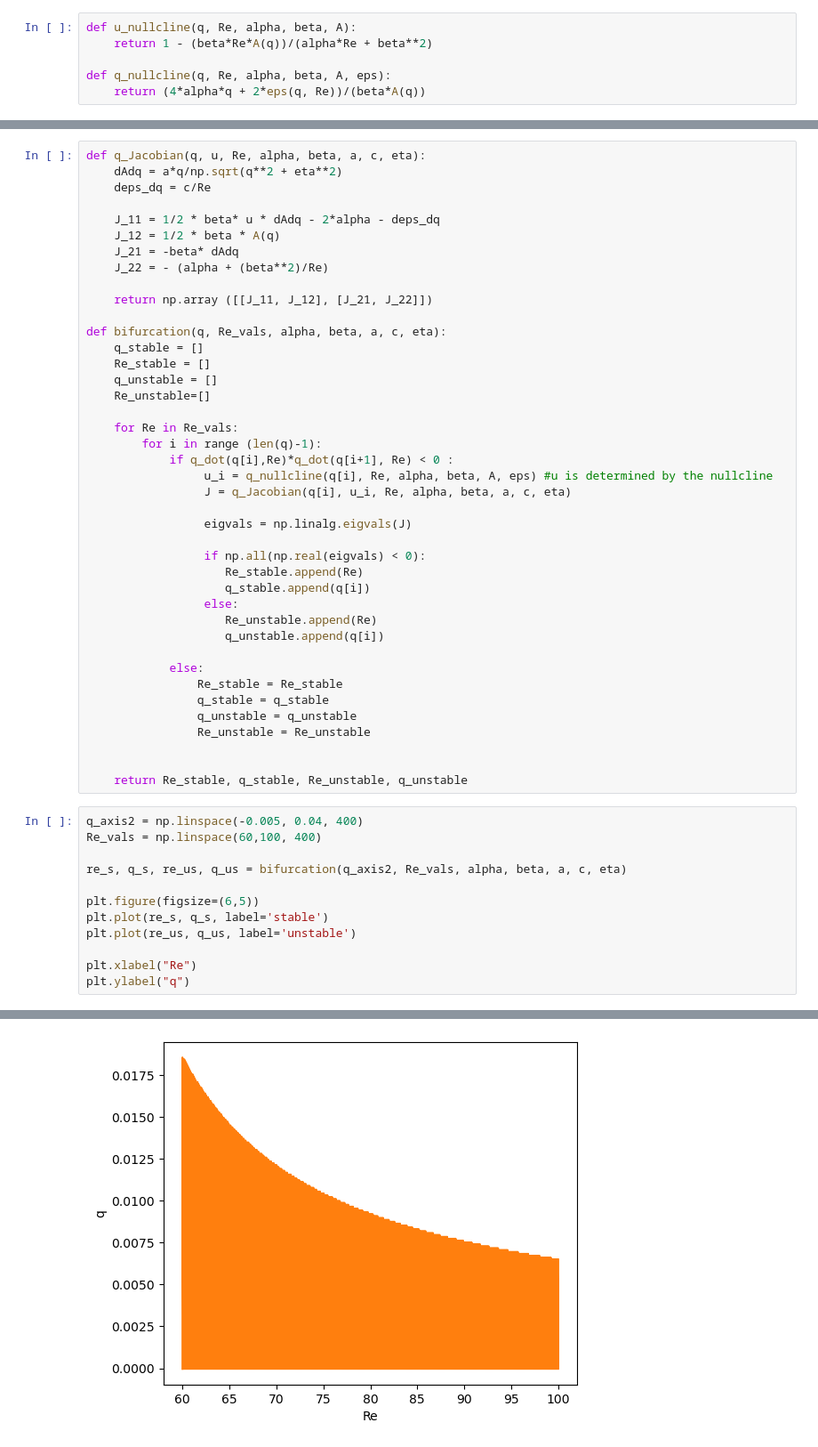
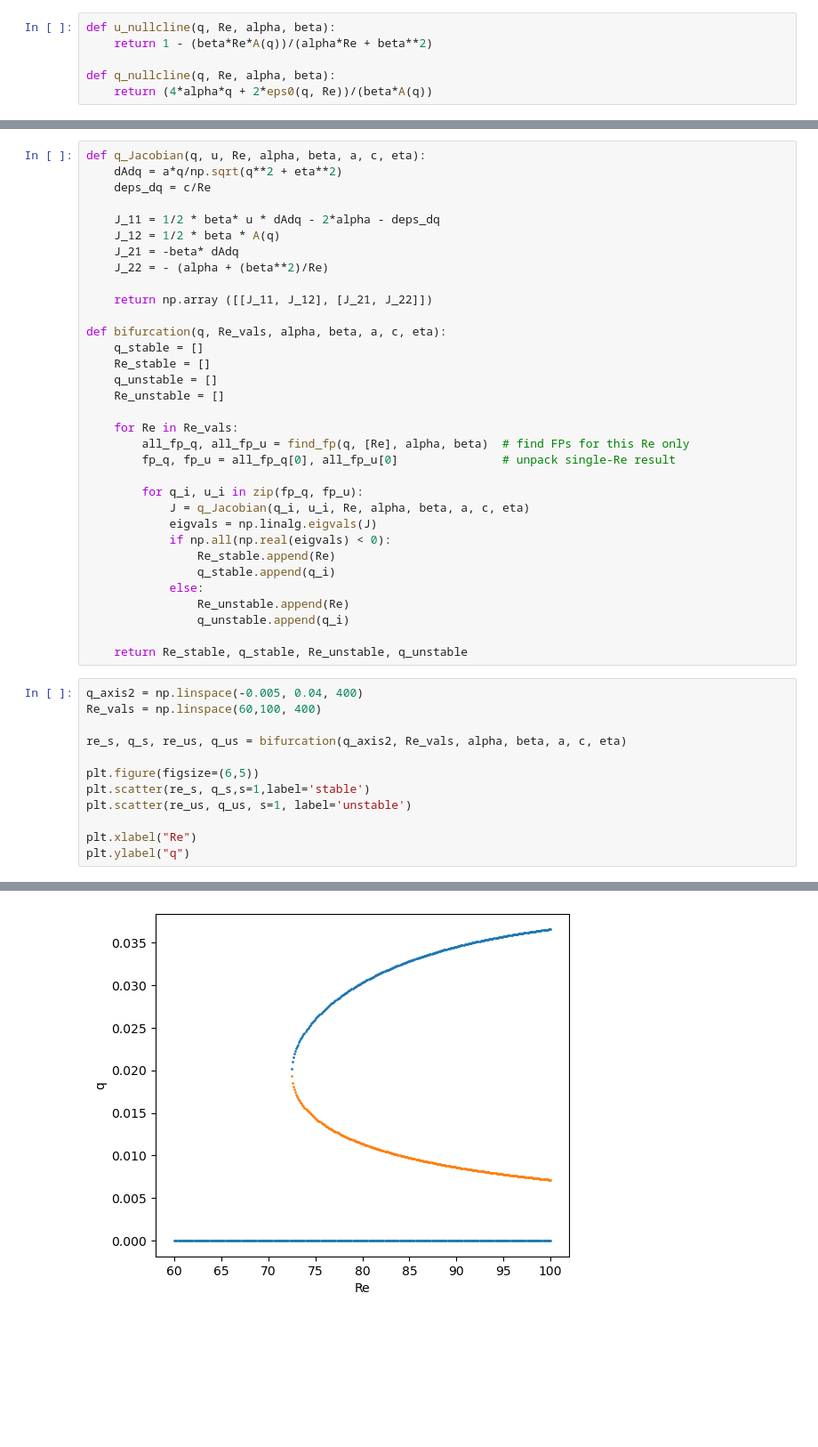
Before and after one commit to adamrattigan1-glitch/Rscam-Project, a Jupyter notebook: Flossie_fig6.ipynb, the cells around one changed output, grey strips where cells are left out. Shown at 89% size. Cells and saved outputs as stored; diff of their text form; blank space fills up the shorter version.

Commit message:
Figure 6 as functions, different drags.

```diff
--- a/Flossie_fig6.ipynb
+++ b/Flossie_fig6.ipynb
@@ -36,7 +36,7 @@ def q_dot (q, Re):
 # %%
-def u_nullcline(q, Re, alpha, beta, A):
+def u_nullcline(q, Re, alpha, beta):
     return 1 - (beta*Re*A(q))/(alpha*Re + beta**2)
 
-def q_nullcline(q, Re, alpha, beta, A, eps):
-    return (4*alpha*q + 2*eps(q, Re))/(beta*A(q))
+def q_nullcline(q, Re, alpha, beta):
+    return (4*alpha*q + 2*eps0(q, Re))/(beta*A(q))
 # %%
@@ -87,43 +112,35 @@ def bifurcation(q, Re_vals, alpha, beta, a, c, eta):
     q_stable = []
     Re_stable = []
     q_unstable = []
-    Re_unstable=[]
+    Re_unstable = []
 
     for Re in Re_vals:
-        for i in range (len(q)-1):
-            if q_dot(q[i],Re)*q_dot(q[i+1], Re) < 0 :
-                 u_i = q_nullcline(q[i], Re, alpha, beta, A, eps) #u is determined by the nullcline
-                 J = q_Jacobian(q[i], u_i, Re, alpha, beta, a, c, eta)
+        all_fp_q, all_fp_u = find_fp(q, [Re], alpha, beta)  # find FPs for this Re only
+        fp_q, fp_u = all_fp_q[0], all_fp_u[0]               # unpack single-Re result
 
-                 eigvals = np.linalg.eigvals(J)
-
-                 if np.all(np.real(eigvals) < 0):
-                    Re_stable.append(Re)
-                    q_stable.append(q[i])
-                 else:
-                    Re_unstable.append(Re)
-                    q_unstable.append(q[i])
-
+        for q_i, u_i in zip(fp_q, fp_u):
+            J = q_Jacobian(q_i, u_i, Re, alpha, beta, a, c, eta)
+            eigvals = np.linalg.eigvals(J)
+            if np.all(np.real(eigvals) < 0):
+                Re_stable.append(Re)
+                q_stable.append(q_i)
             else:
-                Re_stable = Re_stable
-                q_stable = q_stable
-                q_unstable = q_unstable
-                Re_unstable = Re_unstable
-
+                Re_unstable.append(Re)
+                q_unstable.append(q_i)
 
     return Re_stable, q_stable, Re_unstable, q_unstable
 # %%
 q_axis2 = np.linspace(-0.005, 0.04, 400)
 Re_vals = np.linspace(60,100, 400)
 
 re_s, q_s, re_us, q_us = bifurcation(q_axis2, Re_vals, alpha, beta, a, c, eta)
 
 plt.figure(figsize=(6,5))
-plt.plot(re_s, q_s, label='stable')
-plt.plot(re_us, q_us, label='unstable')
+plt.scatter(re_s, q_s,s=1,label='stable')
+plt.scatter(re_us, q_us, s=1, label='unstable')
 
 plt.xlabel("Re")
 plt.ylabel("q")
 # %% [output]
 Text(0, 0.5, 'q')
-[figure, old version]
+[figure, new version]
```
Also changed, not shown: parts of 5 cells of this notebook, 1 other file.
